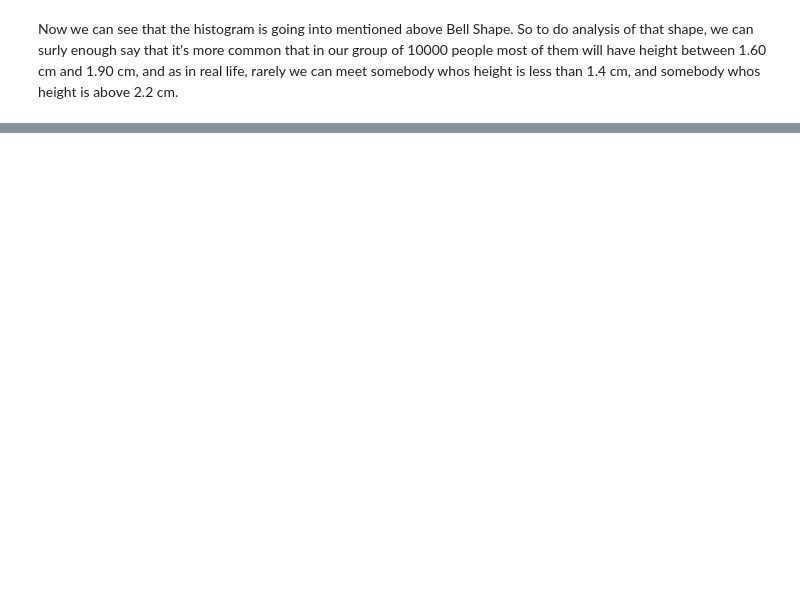
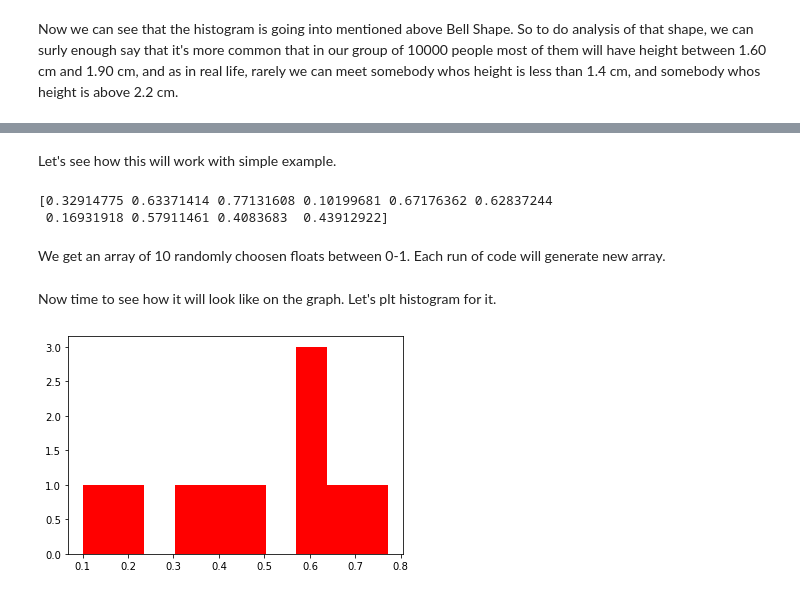
Before and after one commit to DracoNibilis/Numpy.random_Overview, a Jupyter notebook: numpy_random.ipynb, the cells around one changed output, grey strips where cells are left out. Drawn from its saved outputs; the diff is of its cells as text; code cells hidden in the pictures; blank space fills up the shorter version.

```diff
--- a/numpy_random.ipynb
+++ b/numpy_random.ipynb
@@ -409,0 +437,20 @@ Now we can see that the histogram is going into mentioned above Bell Shape. So t
+# %% [markdown]
+Let's see how this will work with simple example.
+# %%
+# simple code of uniform function with size as a given parameter
+uni_f = np.random.uniform(size=10)
+print(uni_f)
+# %% [output]
+[0.32914775 0.63371414 0.77131608 0.10199681 0.67176362 0.62837244
+ 0.16931918 0.57911461 0.4083683  0.43912922]
+# %% [markdown]
+We get an array of 10 randomly choosen floats between 0-1.
+Each run of code will generate new array.
+# %% [markdown]
+Now time to see how it will look like on the graph. Let's plt histogram for it.
+# %%
+# plot histogram
+plt.hist(uni_f, color="r")
+plt.show()
+# %% [output]
+[figure, added]
```
Also changed, not shown: parts of 25 cells of this notebook.
